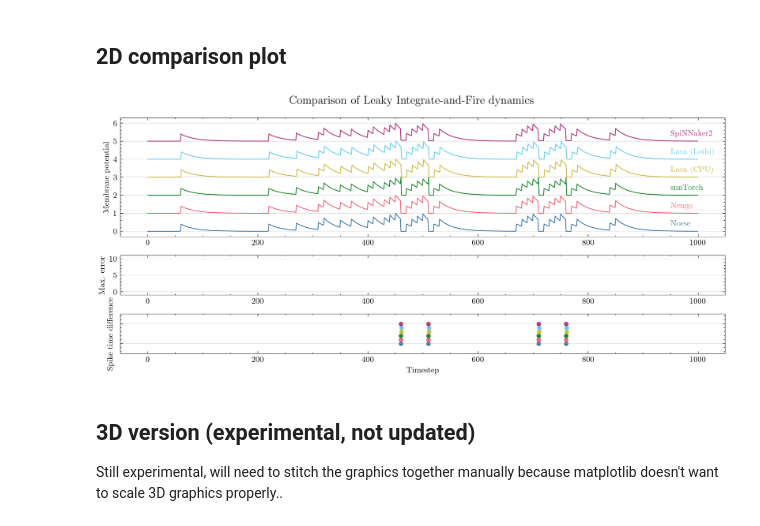
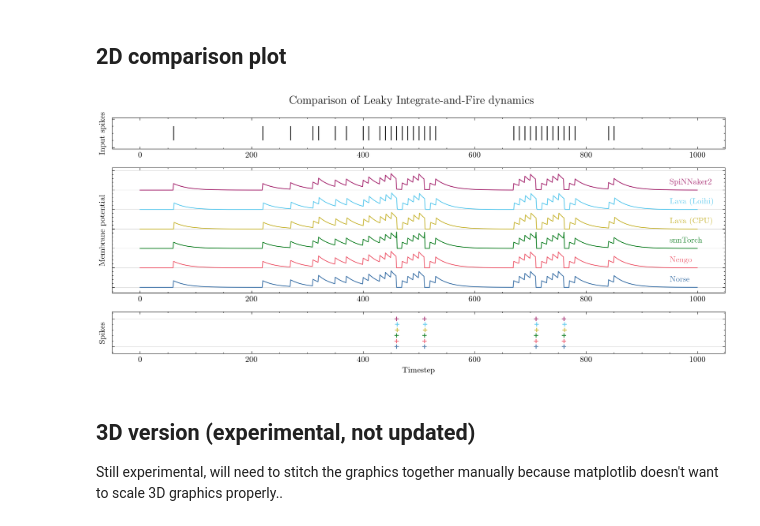
Before and after one commit to neuromorphs/NIR, a Jupyter notebook: paper/01_lif/lif_comparison.ipynb, the cells around one changed output. Drawn from its saved outputs; the diff is of its cells as text; code cells hidden in the pictures.

Commit message:
update LIF comparison figure

```diff
--- a/paper/01_lif/lif_comparison.ipynb
+++ b/paper/01_lif/lif_comparison.ipynb
@@ -33,6 +33,7 @@ voltages = {
 spikes = {
     name: np.where(data[name][:, 2] == 1)[0] for name in data.keys()
 }
+input_data = data['Norse'][:, 0]
 # %%
 # plt.style.use("seaborn-v0_8-deep")
 # plt.style.use("seaborn-v0_8-paper")
@@ -43,50 +44,41 @@ plt.style.use(["science", "bright"])
 # %%
 colors = plt.rcParams['axes.prop_cycle'].by_key()['color']
 
 fig = plt.figure(figsize=(11, 5), dpi=300)
 fig.suptitle('Comparison of Leaky Integrate-and-Fire dynamics', fontsize=14)
-spec = mpl.gridspec.GridSpec(ncols=1, nrows=3, height_ratios=[3, 1, 1])
+spec = mpl.gridspec.GridSpec(ncols=1, nrows=3, height_ratios=[1.5, 6, 2])
 
-ax1 = fig.add_subplot(spec[0])
+ax0 = fig.add_subplot(spec[0])
+ax0.set_ylabel('Input spikes')
+ax0.set_yticklabels([])
+ax0.eventplot(np.where(input_data == 1.)[0], colors='k')
+# ax0.set_xticklabels([])
+
+ax1 = fig.add_subplot(spec[1], sharex=ax0)
 for idx, (name, voltage) in enumerate(voltages.items()):
-    ax1.plot(voltage + idx, label=name)
+    ax1.plot(voltage * 0.85 + idx, label=name)
     ax1.text(950, idx + 0.3, name, color=colors[idx])
 ax1.set_ylabel('Membrane potential')
-# ax1.legend()
+ax1.set_yticklabels([])
+# ax1.set_xticklabels([])
 ax1.grid(axis='y', alpha=0.5)
 
-ax2 = fig.add_subplot(spec[1], sharex=ax1)
-# TODO: make this the maximum difference between all traces
-# ax2.plot(abs(v_norse - v_spin) / v_norse.max(), c='gray')
-# ax2.plot(abs(v_norse - v_lava) / v_norse.max(), c='gray')
-# ax2.plot(abs(v_norse - v_loihi) / v_norse.max(), c='gray')
-ax2.set_ylabel('Max. error')
-ax2.set_ylim(0-1e-2, 0.1+1e-2)
-ax2.set_yticks([0, 0.05, 0.1])
-ax2.set_yticklabels(['0%', '5%', '10%'])
-ax2.grid(axis='y', alpha=0.5)
-
-# TODO: visualize spike timing difference
-# (e.g. area of mismatch on the bottom of the plot)
 ax3 = fig.add_subplot(spec[2], sharex=ax1)
-ax3.set_ylabel('Spike time difference')
+ax3.set_ylabel('Spikes')
 for idx, (name, spike) in enumerate(spikes.items()):
     yval = 1 + idx / (len(spikes)-1)
-    ax3.scatter(spike, np.ones_like(spike) * yval, s=20, label=name)
-ax3.set_ylim(0.5, 2.5)
-ax3.set_yticks([])
-ax3.set_yticks([1, 2])
+    ax3.scatter(spike, np.ones_like(spike) * yval, s=30, label=name, marker='+')
+ax3.set_ylim(0.75, 2.25)
+ax3.set_yticklabels([])
 ax3.set_yticklabels(['', ''])
 ax3.grid(axis='y', alpha=0.5)
-
-# ax3.legend()
-
 ax3.set_xlabel('Timestep')
 
 plt.tight_layout()
+plt.savefig('lif_comparison.pdf', dpi=300)
 plt.show()
 # %% [output]
-[figure, old version]
+[figure, new version]
 # %% [markdown]
 ## 3D version (experimental, not updated)
 
```
Also changed, not shown: 1 other file.
